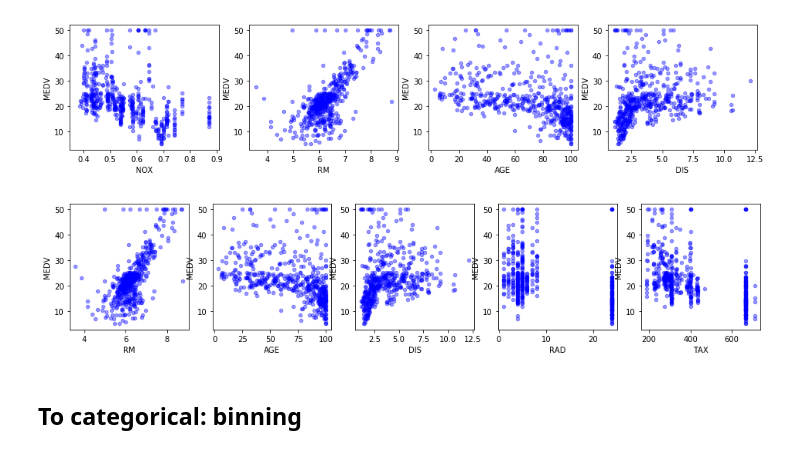
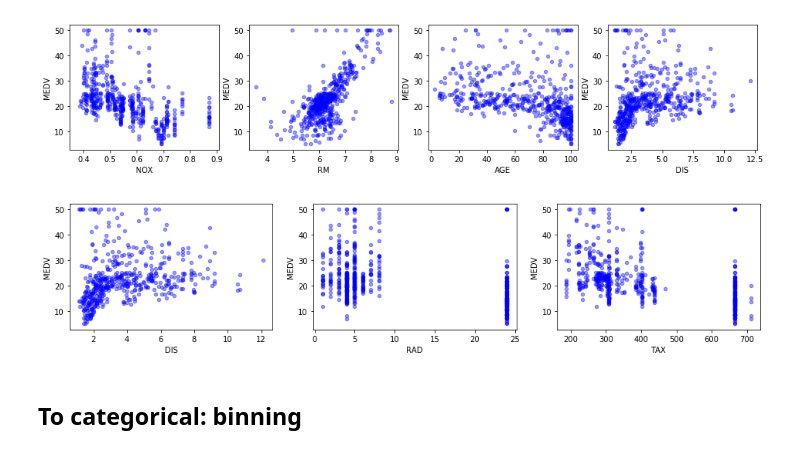
Before and after one commit to steeznation16/dsc-1-11-05-dealing-with-categorical-variables-lab-online-ds-ft-100118, a Jupyter notebook: index.ipynb, the cells around one changed output. Saved outputs shown, nothing was run; the diff lists cells and outputs as text; code cells hidden in the pictures.

```diff
--- a/index.ipynb
+++ b/index.ipynb
@@ -164,13 +164,13 @@ for xcol, ax in zip(list(boston_features)[4:8], axes):
 # %%
 import pandas as pd
 import matplotlib.pyplot as plt
 
-fig, axes = plt.subplots(nrows=1, ncols=5, figsize=(16,3))
+fig, axes = plt.subplots(nrows=1, ncols=3, figsize=(16,3))
 
-for xcol, ax in zip(list(boston_features)[7:10], axes):
+for xcol, ax in zip(list(boston_features)[8:10], axes):
     boston_df.plot(kind='scatter', x= xcol, y="MEDV", ax=ax, alpha=0.4, color='b')
 # %% [output]
-[figure, old version]
+[figure, new version]
 # %% [markdown]
 ## To categorical: binning
 # %% [markdown]
```
